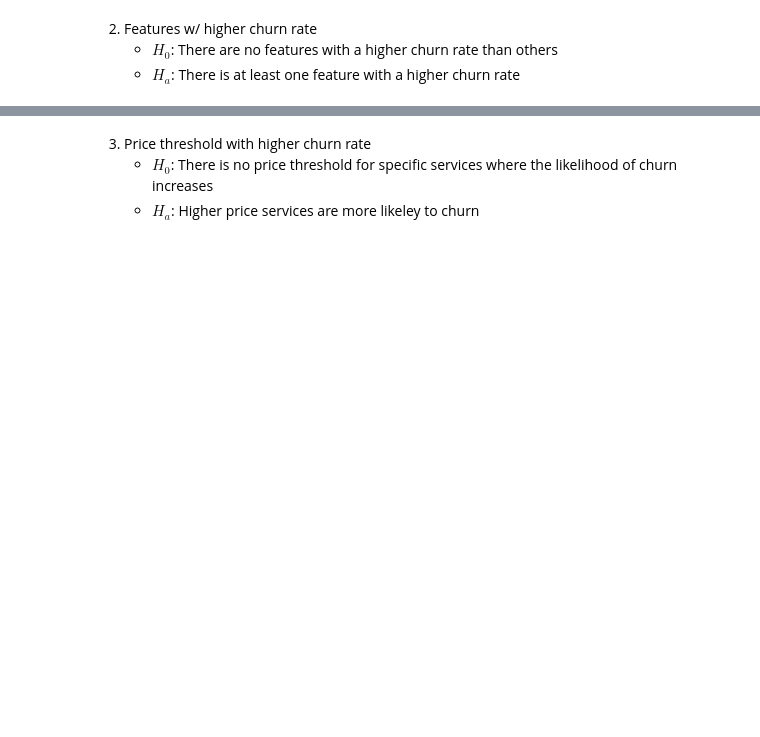
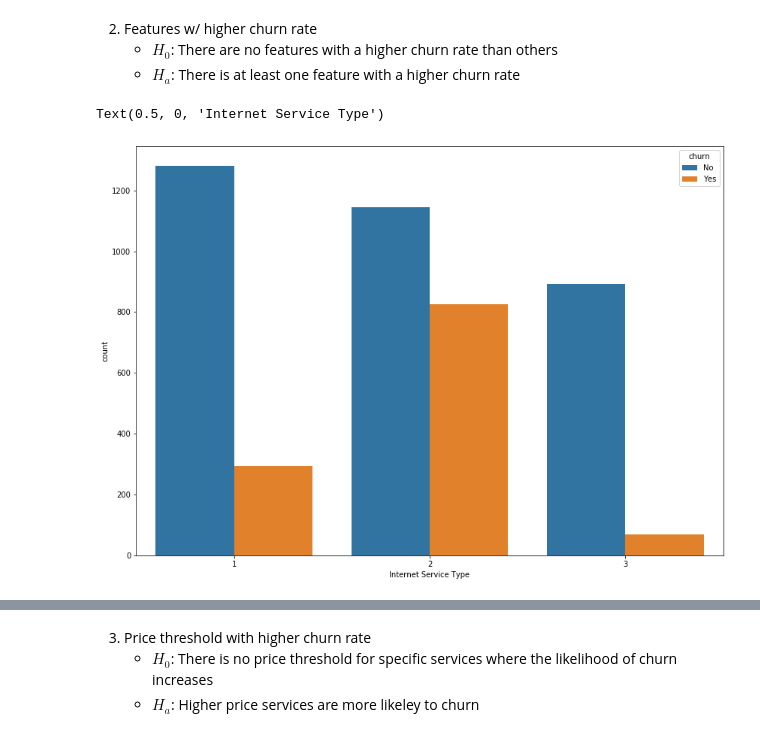
Before and after one commit to team-db-telco/telco-classification-project, a Jupyter notebook: Report.ipynb, the cells around one changed output, grey strips where cells are left out. Cells and saved outputs as stored; diff of their text form; code cells hidden in the pictures; blank space fills up the shorter version.

```diff
--- a/Report.ipynb
+++ b/Report.ipynb
@@ -45,3 +60,9 @@ test = pd.read_csv('test.csv')
 2. Features w/ higher churn rate
     - $H_0$: There are no features with a higher churn rate than others
     - $H_a$: There is at least one feature with a higher churn rate
+# %%
+plt.figure(figsize=(14,10))
+sns.countplot(x='internet_service_type_id', data=train, hue='churn')
+# %% [output]
+Text(0.5, 0, 'Internet Service Type')
+[figure, added]
```
Also changed, not shown: parts of 26 cells of this notebook.
